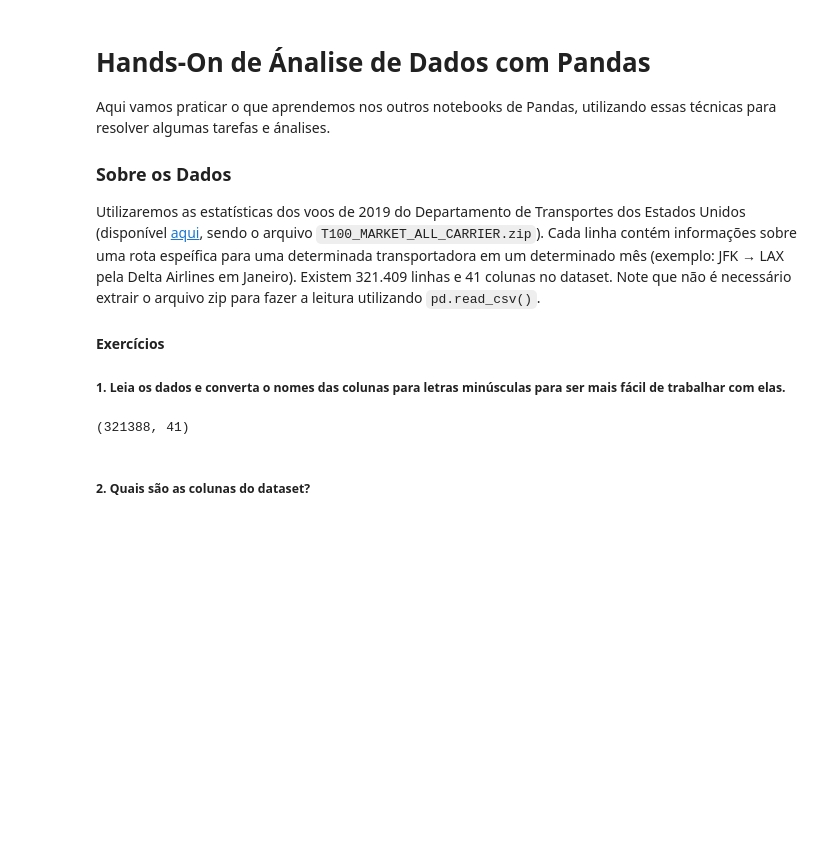
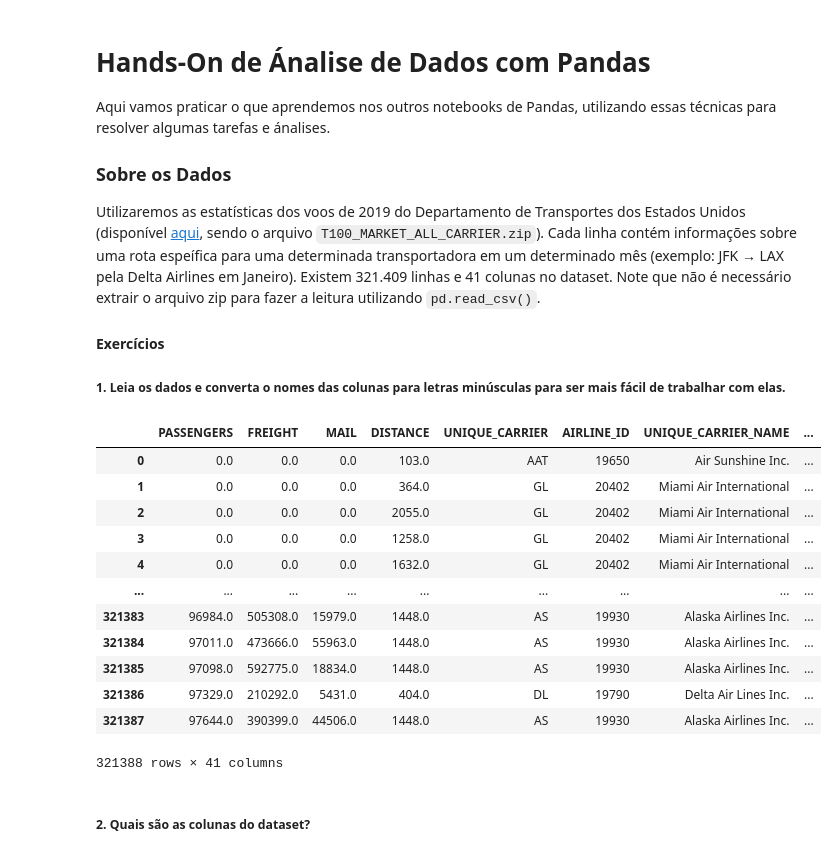
Before and after one commit to G7-DataScience/Exercicios, a Jupyter notebook: Grupo_Hands_on_Pandas.ipynb, the cells around one changed output. Drawn from its saved outputs; the diff is of its cells as text; code cells hidden in the pictures; blank space fills up the shorter version.

```diff
--- a/Grupo_Hands_on_Pandas.ipynb
+++ b/Grupo_Hands_on_Pandas.ipynb
@@ -15,8 +15,21 @@ import pandas as pd
 # %%
 df = pd.read_csv('DL_SelectFields.zip')
 df.shape
+df
 # %% [output]
+|  | PASSENGERS | FREIGHT | MAIL | DISTANCE | UNIQUE_CARRIER | AIRLINE_ID | UNIQUE_CARRIER_NAME | ... |
+| 0 | 0.0 | 0.0 | 0.0 | 103.0 | AAT | 19650 | Air Sunshine Inc. | ... |
+| 1 | 0.0 | 0.0 | 0.0 | 364.0 | GL | 20402 | Miami Air International | ... |
+| 2 | 0.0 | 0.0 | 0.0 | 2055.0 | GL | 20402 | Miami Air International | ... |
+| 3 | 0.0 | 0.0 | 0.0 | 1258.0 | GL | 20402 | Miami Air International | ... |
+| 4 | 0.0 | 0.0 | 0.0 | 1632.0 | GL | 20402 | Miami Air International | ... |
+| ... | ... | ... | ... | ... | ... | ... | ... | ... |
+| 321383 | 96984.0 | 505308.0 | 15979.0 | 1448.0 | AS | 19930 | Alaska Airlines Inc. | ... |
+| 321384 | 97011.0 | 473666.0 | 55963.0 | 1448.0 | AS | 19930 | Alaska Airlines Inc. | ... |
+| 321385 | 97098.0 | 592775.0 | 18834.0 | 1448.0 | AS | 19930 | Alaska Airlines Inc. | ... |
+| 321386 | 97329.0 | 210292.0 | 5431.0 | 404.0 | DL | 19790 | Delta Air Lines Inc. | ... |
+| 321387 | 97644.0 | 390399.0 | 44506.0 | 1448.0 | AS | 19930 | Alaska Airlines Inc. | ... |
-(321388, 41)
+321388 rows × 41 columns
 # %% [markdown]
 ##### 2. Quais são as colunas do dataset?
 # %%
```
Also changed, not shown: parts of 6 cells of this notebook.
